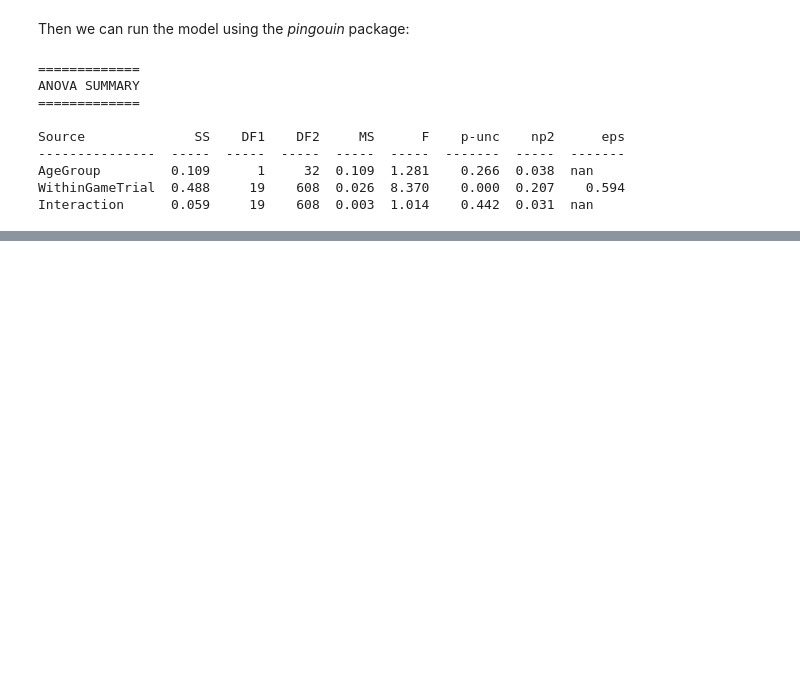
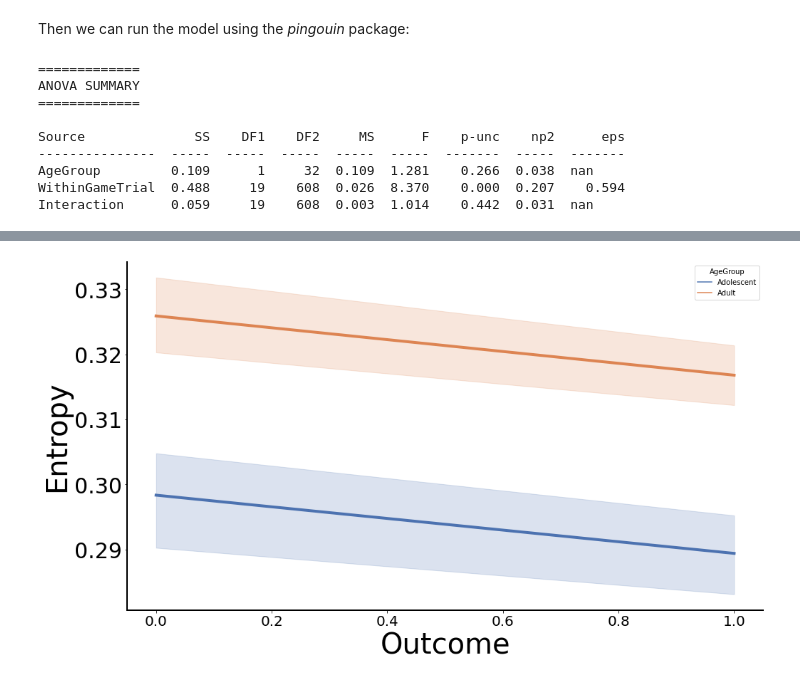
Before and after one commit to angelaradulescu/ldm-analysis, a Jupyter notebook: 2way_ANOVA_for_LDM.ipynb, the cells around one changed output, grey strips where cells are left out. Saved outputs shown, nothing was run; the diff lists cells and outputs as text; code cells hidden in the pictures; blank space fills up the shorter version.

```diff
--- a/2way_ANOVA_for_LDM.ipynb
+++ b/2way_ANOVA_for_LDM.ipynb
@@ -118,0 +119,19 @@ Interaction      0.059     19    608  0.003  1.014    0.442  0.031  nan
+# %%
+# This line groups by relevant variables (aka factors).
+# df = pd.melt(behav_data, col_level=0, id_vars=['Subj','AgeGroup','Outcome'], value_vars=['Entropy']).dropna()
+df = pd.melt(unlearned_only, col_level=0, id_vars=['Subj','Outcome','AgeGroup'], value_vars=['Entropy']).dropna()
+
+fig, ax = plt.subplots(figsize=(16,9))
+sns.lineplot(x = "Outcome", y="value", hue='AgeGroup', err_style="band", ci=68, data=df, lw=4, palette='deep')
+sns.despine()
+# ax.set_xlim([0,game_length+.05])
+# ax.set_xticks(np.arange(game_length)+1)
+xl = ax.set_xlabel('Outcome',fontsize = 40);
+yl = ax.set_ylabel('Entropy',fontsize = 40);
+for axis in ['top','bottom','left','right']:
+      ax.spines[axis].set_linewidth(2)
+ax.tick_params(axis='x',colors='k')
+plt.xticks(fontsize=20);
+plt.yticks(fontsize=30);
+# %% [output]
+[figure, added]
```
Also changed, not shown: parts of 18 cells of this notebook.
